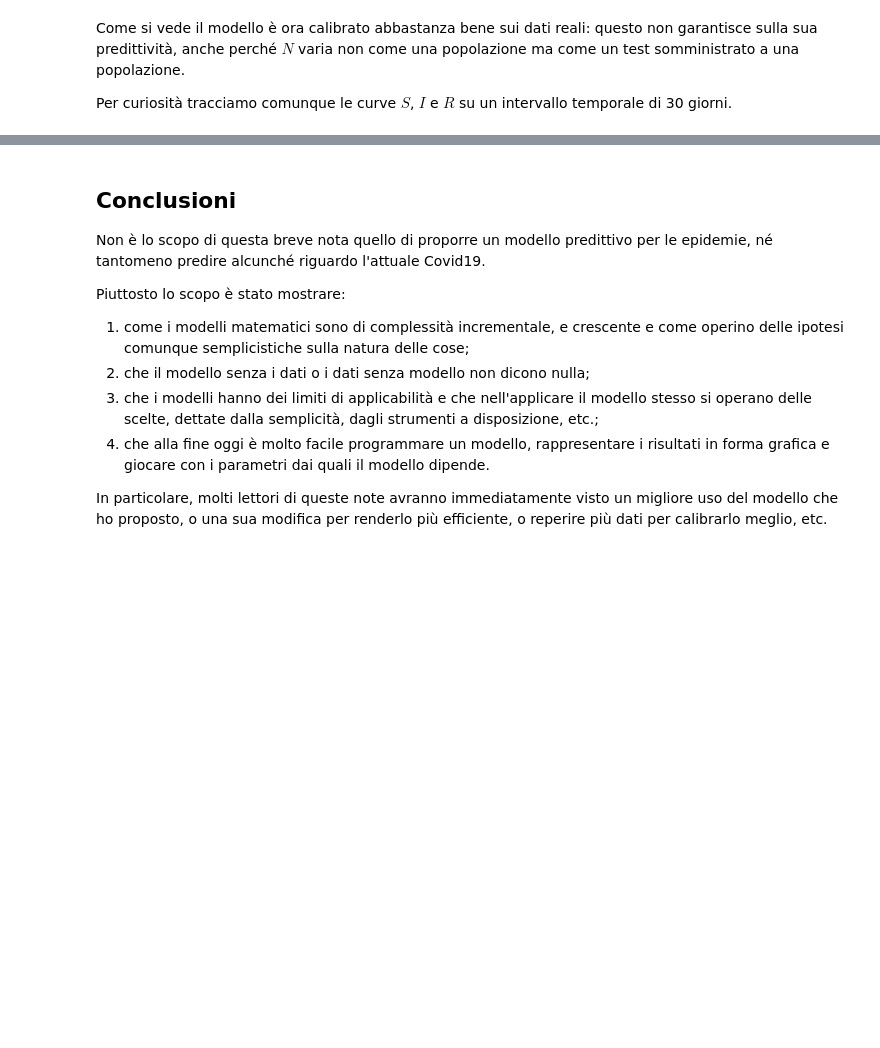
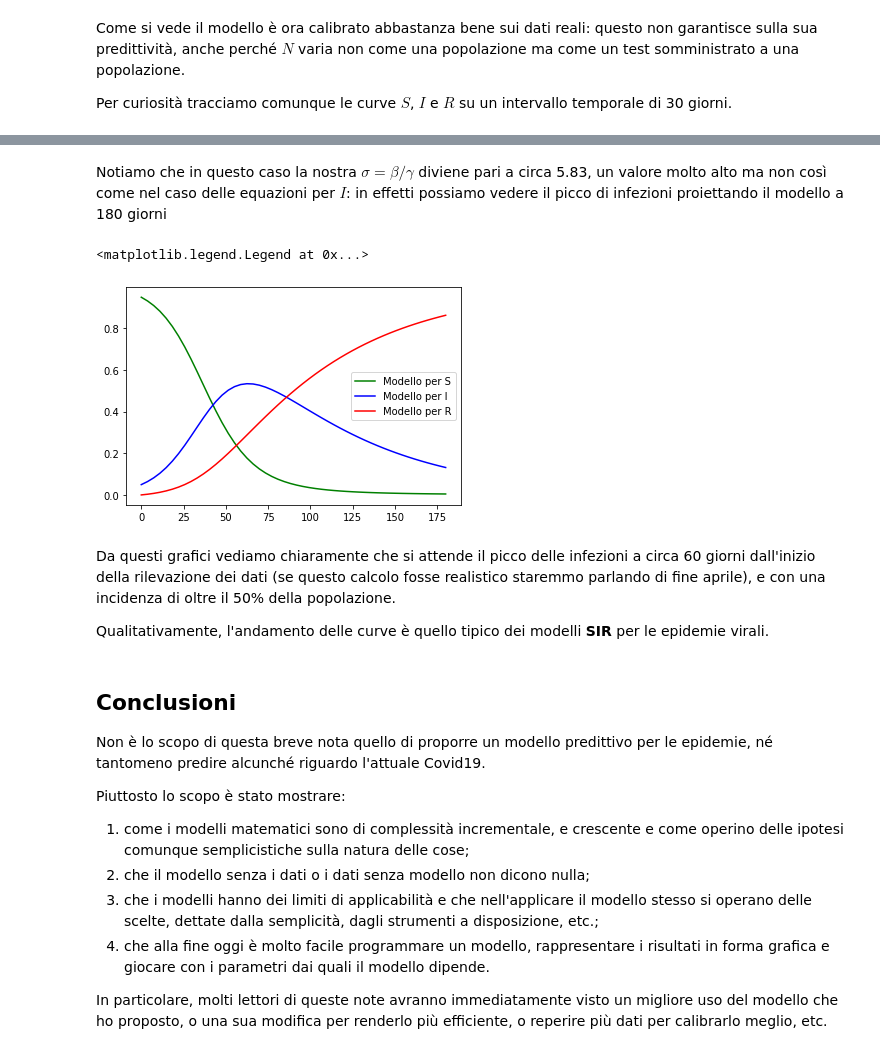
Before and after one commit to pcaressa/note-epidemie, a Jupyter notebook: epidemie.ipynb, the cells around one changed output, grey strips where cells are left out. Cells and saved outputs as stored; diff of their text form; code cells hidden in the pictures; blank space fills up the shorter version.

```diff
--- a/epidemie.ipynb
+++ b/epidemie.ipynb
@@ -847,3 +977,19 @@ Come si vede, il modello prevede una impennata di infezioni che crescono indefin
+# %% [markdown]
+Notiamo che in questo caso la nostra $\sigma=\beta/\gamma$ diviene pari a circa 5.83, un valore molto alto ma non così come nel caso delle equazioni per $I$: in effetti possiamo vedere il picco di infezioni proiettando il modello a 180 giorni
+# %%
+intervallo = np.linspace(t0, t0 + 180)
+y = odeint(fun_SIR, SIR0, intervallo, args=(valori_ottimali[0],valori_ottimali[1]))
+plt.plot(intervallo, y[:,0], "g", label="Modello per S")
+plt.plot(intervallo, y[:,1], "b", label="Modello per I")
+plt.plot(intervallo, y[:,2], "r", label="Modello per R")
+plt.legend()
+# %% [output]
+<matplotlib.legend.Legend at 0x...>
+[figure, added]
+# %% [markdown]
+Da questi grafici vediamo chiaramente che si attende il picco delle infezioni a circa 60 giorni dall'inizio della rilevazione dei dati (se questo calcolo fosse realistico staremmo parlando di fine aprile), e con una incidenza di oltre il 50% della popolazione.
+
+Qualitativamente, l'andamento delle curve è quello tipico dei modelli **SIR** per le epidemie virali.
 # %% [markdown]
 ## Conclusioni
 
```
Also changed, not shown: parts of 11 cells of this notebook.
